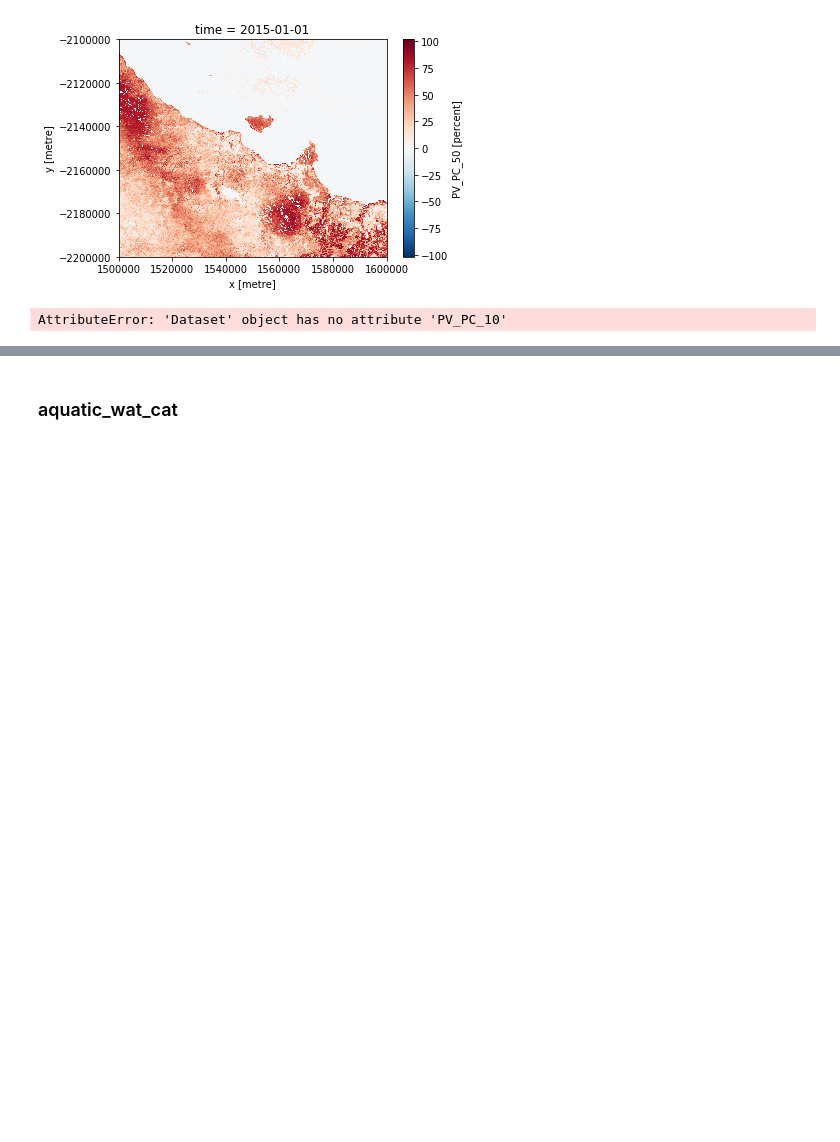
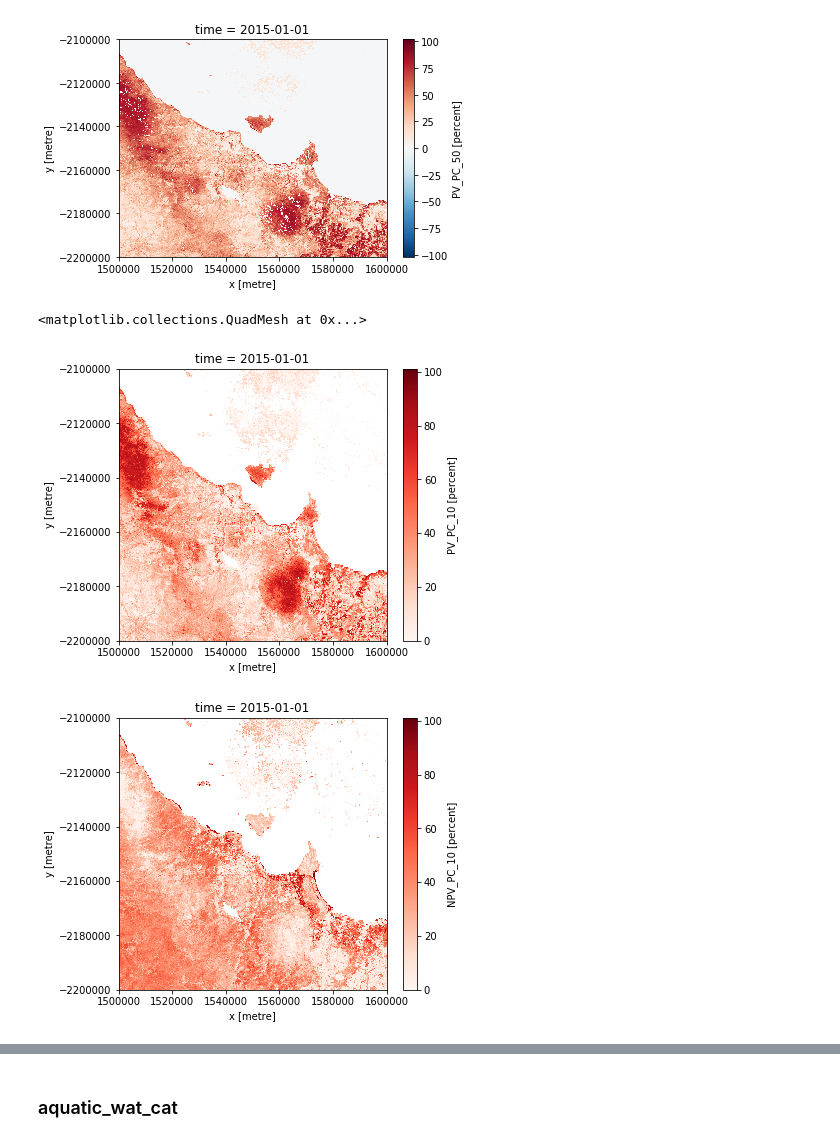
Before and after one commit to bellemae/landcover-hack, a Jupyter notebook: level3_test_sean.ipynb, the cells around one changed output, grey strips where cells are left out. Saved outputs shown, nothing was run; the diff lists cells and outputs as text; code cells hidden in the pictures; blank space fills up the shorter version.

```diff
--- a/level3_test_sean.ipynb
+++ b/level3_test_sean.ipynb
@@ -89,10 +103,12 @@ var_xarray.PV_PC_50.plot()
 # %%
 # Plot data
 var_xarray = masking.mask_invalid_data(var_xarray)
-var_xarray.PV_PC_10.plot(figsize=(5, 5), cmap = 'Reds')
-var_xarray.NPV_PC_10.plot(figsize=(5, 5), cmap = 'Reds')
+var_xarray.PV_PC_10.plot(figsize=(6, 5), cmap = 'Reds')
+var_xarray.NPV_PC_10.plot(figsize=(6, 5), cmap = 'Reds')
 # %% [output]
-AttributeError: 'Dataset' object has no attribute 'PV_PC_10'
+<matplotlib.collections.QuadMesh at 0x...>
+[figure, added]
+[figure, added]
 # %%
 # Create binary layer representing vegetated (1) and non-vegetated (0)
 vegetat_veg_cat_ds = ((var_xarray["PV_PC_50"] >= 60) | (var_xarray["NPV_PC_50"] >= 60))
```
Also changed, not shown: parts of 22 cells of this notebook.
